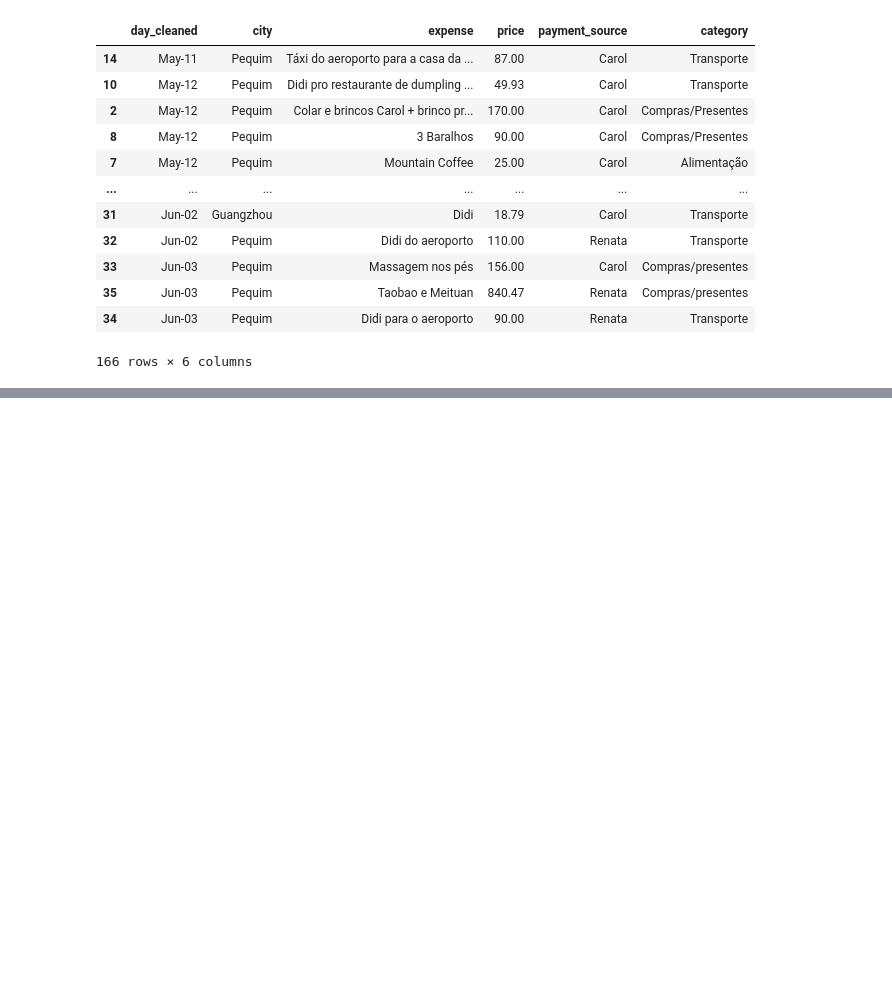
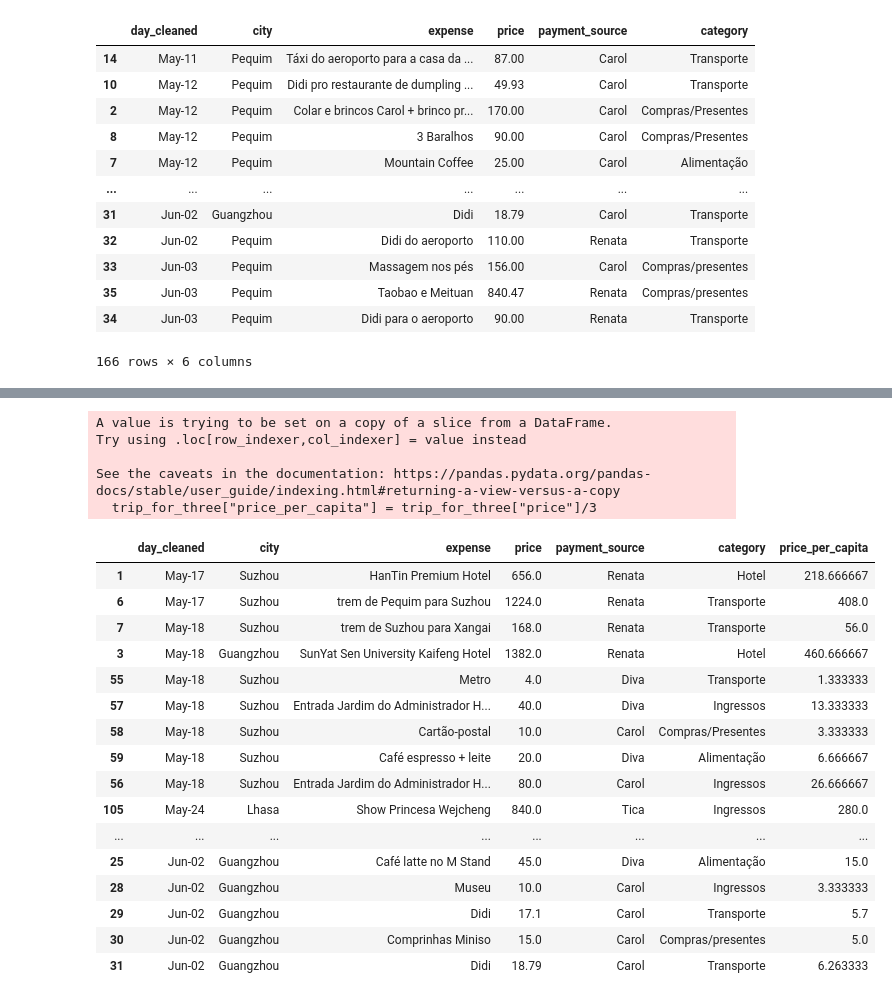
Before and after one commit to anacarolinamoreno/Lede_Project_01, a Jupyter notebook: 03_notebooks/01_data_cleaning.ipynb, the cells around one changed output, grey strips where cells are left out. Saved outputs shown, nothing was run; the diff lists cells and outputs as text; code cells hidden in the pictures; blank space fills up the shorter version.

Commit message:
Updated with the data cleaning process

```diff
--- a/03_notebooks/01_data_cleaning.ipynb
+++ b/03_notebooks/01_data_cleaning.ipynb
@@ -39,0 +55,17 @@ I saved that file as a json.
+# %%
+# Solution: apply and lambda
+raw.loc[raw["price"].isna(), "price"] = raw.loc[raw["price"].isna()].apply(
+    lambda row: 42 if "Didi para Tiannanmen" in row["expense"] else pd.NA, axis=1)
+raw.loc[raw["price"].isna(), "price"] = raw.loc[raw["price"].isna()].apply(
+    lambda row: 8 if "Metrô" in row["expense"] else pd.NA, axis=1)
+raw.loc[raw["price"].isna(), "price"] = raw.loc[raw["price"].isna()].apply(
+    lambda row: 165 if "Comprinhas museu" in row["expense"] else pd.NA, axis=1)
+raw.loc[raw["price"].isna(), "price"] = raw.loc[raw["price"].isna()].apply(
+    lambda row: 26 if "Almoço no museu" in row["expense"] else pd.NA, axis=1)
+raw.loc[raw["price"].isna(), "price"] = raw.loc[raw["price"].isna()].apply(
+    lambda row: 107 if "Didi pro aeroporto" in row["expense"] else pd.NA, axis=1)
+raw.loc[raw["price"].isna(), "price"] = raw.loc[raw["price"].isna()].apply(
+    lambda row: 52 if "Jantar" in row["expense"] else pd.NA, axis=1)
+raw.loc[raw["price"].isna(), "price"] = raw.loc[raw["price"].isna()].apply(
+    lambda row: 14 if "Didi para Bokar" in row["expense"] else pd.NA, axis=1)
+raw
@@ -142,0 +201,29 @@ I want to see how much we've spent from each payment type, and the average spent
+# %%
+# Create a dataset only with the expenses in Suzhou, Lhasa and Guangzhou and divide the price by THREE:
+trip_for_three = df[df['city'].isin(['Suzhou', 'Lhasa', 'Guangzhou'])]
+trip_for_three["price"].astype(float)
+trip_for_three["price_per_capita"] = trip_for_three["price"]/3
+trip_for_three
+# %% [output]
+A value is trying to be set on a copy of a slice from a DataFrame.
+Try using .loc[row_indexer,col_indexer] = value instead
+
+See the caveats in the documentation: https://pandas.pydata.org/pandas-docs/stable/user_guide/indexing.html#returning-a-view-versus-a-copy
+  trip_for_three["price_per_capita"] = trip_for_three["price"]/3
+|  | day_cleaned | city | expense | price | payment_source | category | price_per_capita |
+| 1 | May-17 | Suzhou | HanTin Premium Hotel | 656.0 | Renata | Hotel | 218.666667 |
+| 6 | May-17 | Suzhou | trem de Pequim para Suzhou | 1224.0 | Renata | Transporte | 408.0 |
+| 7 | May-18 | Suzhou | trem de Suzhou para Xangai | 168.0 | Renata | Transporte | 56.0 |
+| 3 | May-18 | Guangzhou | SunYat Sen University Kaifeng Hotel | 1382.0 | Renata | Hotel | 460.666667 |
+| 55 | May-18 | Suzhou | Metro | 4.0 | Diva | Transporte | 1.333333 |
+| 57 | May-18 | Suzhou | Entrada Jardim do Administrador H... | 40.0 | Diva | Ingressos | 13.333333 |
+| 58 | May-18 | Suzhou | Cartão-postal | 10.0 | Carol | Compras/Presentes | 3.333333 |
+| 59 | May-18 | Suzhou | Café espresso + leite | 20.0 | Diva | Alimentação | 6.666667 |
+| 56 | May-18 | Suzhou | Entrada Jardim do Administrador H... | 80.0 | Carol | Ingressos | 26.666667 |
+| 105 | May-24 | Lhasa | Show Princesa Wejcheng | 840.0 | Tica | Ingressos | 280.0 |
+| ... | ... | ... | ... | ... | ... | ... | ... |
+| 25 | Jun-02 | Guangzhou | Café latte no M Stand | 45.0 | Diva | Alimentação | 15.0 |
+| 28 | Jun-02 | Guangzhou | Museu | 10.0 | Carol | Ingressos | 3.333333 |
+| 29 | Jun-02 | Guangzhou | Didi | 17.1 | Carol | Transporte | 5.7 |
+| 30 | Jun-02 | Guangzhou | Comprinhas Miniso | 15.0 | Carol | Compras/presentes | 5.0 |
+| 31 | Jun-02 | Guangzhou | Didi | 18.79 | Carol | Transporte | 6.263333 |
```
Also changed, not shown: parts of 14 cells of this notebook, 3 other files.
